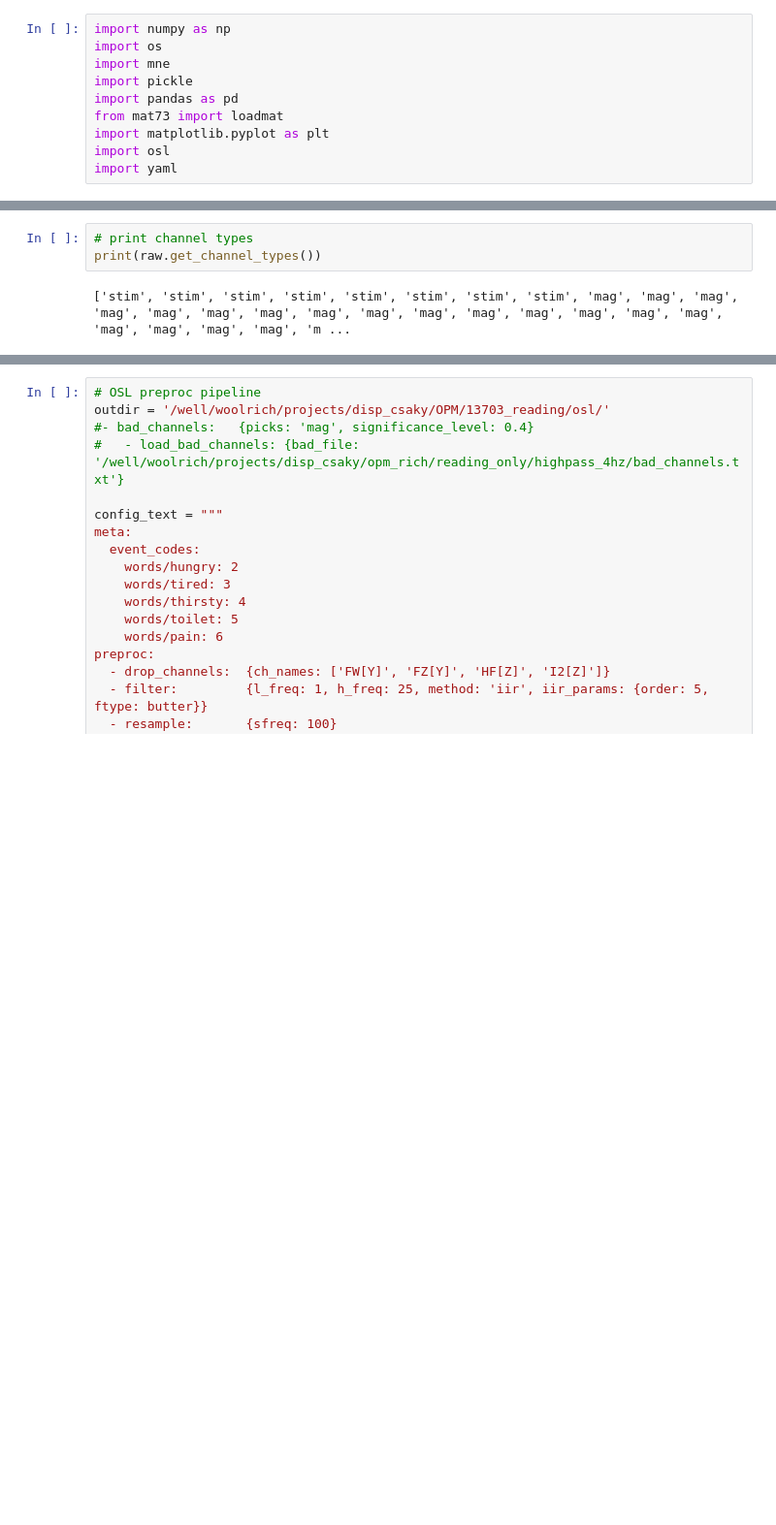
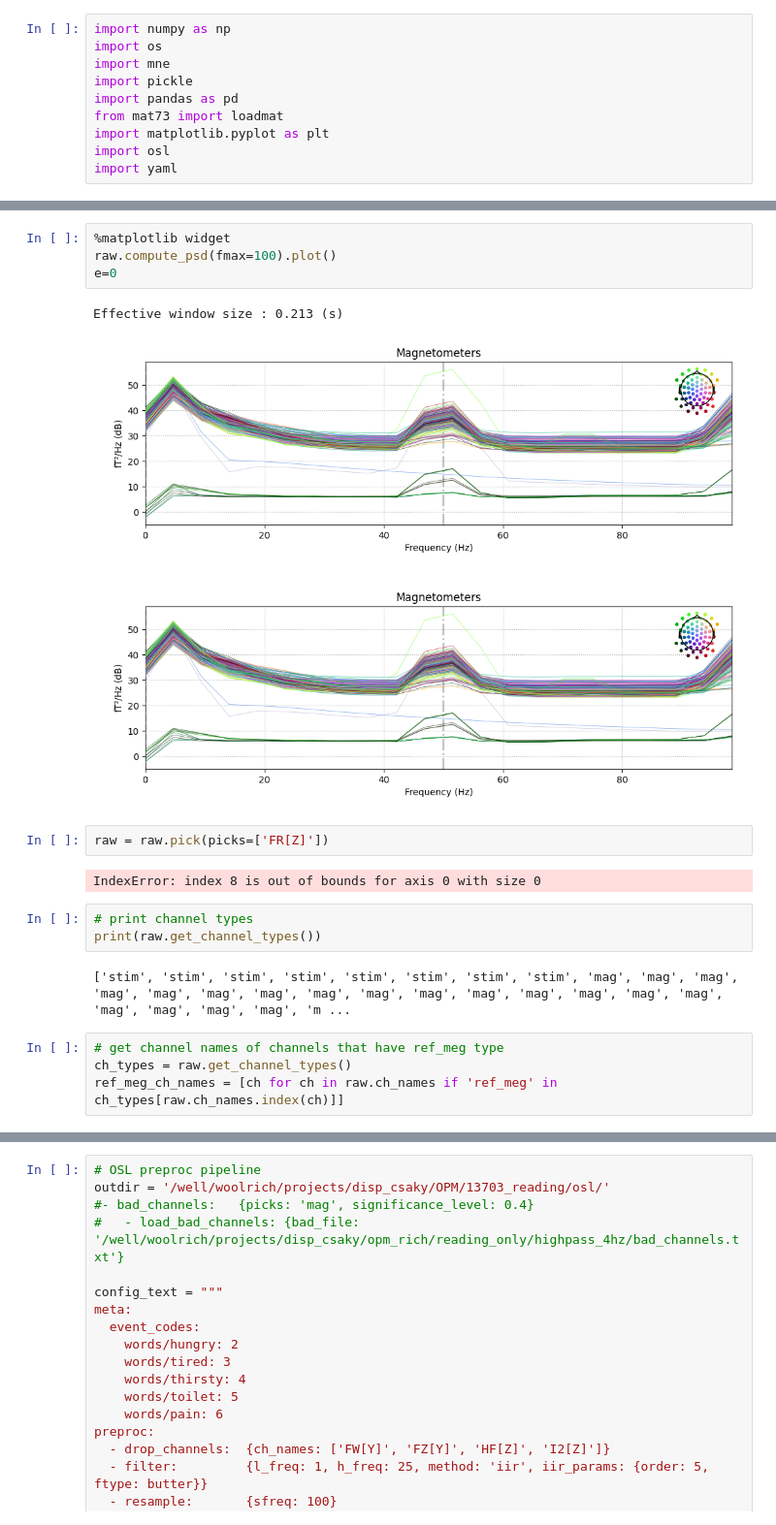
Before and after one commit to ricsinaruto/MEG-transfer-decoding, a Jupyter notebook: notebooks/analyse_opm.ipynb, the cells around one changed output, grey strips where cells are left out. Shown at 97% size. Saved outputs shown, nothing was run; the diff lists cells and outputs as text; blank space fills up the shorter version.

```diff
--- a/notebooks/analyse_opm.ipynb
+++ b/notebooks/analyse_opm.ipynb
@@ -25,5 +44,21 @@ Reading 0 ... 3641759  =      0.000 ...  3034.799 secs...
+# %%
+%matplotlib widget
+raw.compute_psd(fmax=100).plot()
+e=0
+# %% [output]
+Effective window size : 0.213 (s)
+[figure, added]
+[figure, added]
+# %%
+raw = raw.pick(picks=['FR[Z]'])
+# %% [output]
+IndexError: index 8 is out of bounds for axis 0 with size 0
 # %%
 # print channel types
 print(raw.get_channel_types())
 # %% [output]
 ['stim', 'stim', 'stim', 'stim', 'stim', 'stim', 'stim', 'stim', 'mag', 'mag', 'mag', 'mag', 'mag', 'mag', 'mag', 'mag', 'mag', 'mag', 'mag', 'mag', 'mag', 'mag', 'mag', 'mag', 'mag', 'mag', 'mag', 'm ...
+# %%
+# get channel names of channels that have ref_meg type
+ch_types = raw.get_channel_types()
+ref_meg_ch_names = [ch for ch in raw.ch_names if 'ref_meg' in ch_types[raw.ch_names.index(ch)]]
```
Also changed, not shown: parts of 5 cells of this notebook, 17 other files.
